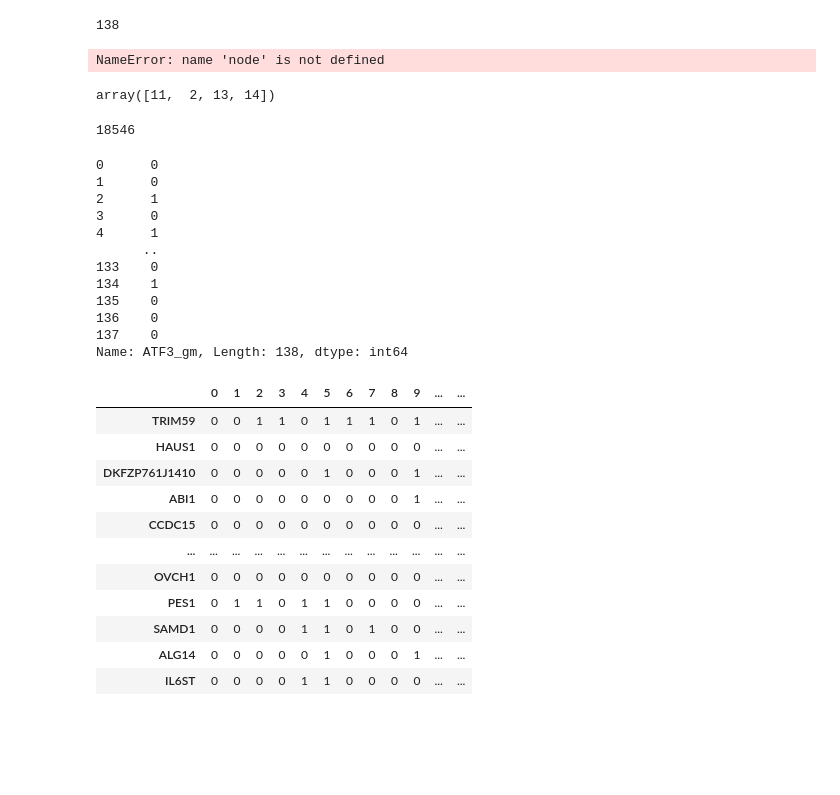
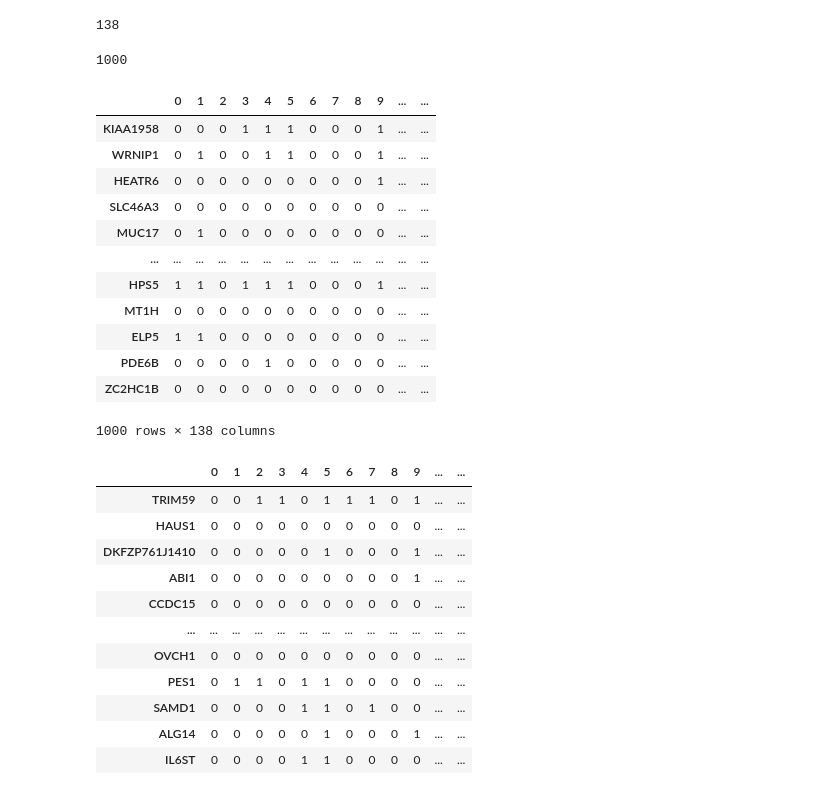
Before and after one commit to guomk/graph_embedding, a Jupyter notebook: script/prepocessing/adjacent_tfs.ipynb, the cells around one changed output. Saved outputs shown, nothing was run; the diff lists cells and outputs as text; code cells hidden in the pictures; blank space fills up the shorter version.

```diff
--- a/script/prepocessing/adjacent_tfs.ipynb
+++ b/script/prepocessing/adjacent_tfs.ipynb
@@ -62,23 +46,11 @@ common_tf.sort()
 len(common_tf)
 # %% [output]
 138
-# %%
-a = df['source'] == node
-b = df['target'].isin(common_tf)
-a & b
-# %% [output]
-NameError: name 'node' is not defined
-# %%
-a = np.array([1, 2, 3, 4])
-a[[0, 2, 3]] += 10
-a
-# %% [output]
-array([11,  2, 13, 14])
 # %%
-nodes = list(set(df['source']).union(set(df['target'])))
+nodes = list(set(df['source']).union(set(df['target'])))[:1000]
 len(nodes)
 # %% [output]
-18546
+1000
 # %%
 d = dict()
 for i, tf in enumerate(common_tf):
@@ -98,20 +70,21 @@ def node2neighbors(node, df=df):
 features = dict(zip(nodes, map(node2neighbors, nodes)))
 # %%
 feature_df = pd.DataFrame.from_dict(features, orient='index')
-feature_df.loc['ATF3_gm']
+feature_df
 # %% [output]
+|  | 0 | 1 | 2 | 3 | 4 | 5 | 6 | 7 | 8 | 9 | ... | ... |
+| KIAA1958 | 0 | 0 | 0 | 1 | 1 | 1 | 0 | 0 | 0 | 1 | ... | ... |
+| WRNIP1 | 0 | 1 | 0 | 0 | 1 | 1 | 0 | 0 | 0 | 1 | ... | ... |
+| HEATR6 | 0 | 0 | 0 | 0 | 0 | 0 | 0 | 0 | 0 | 1 | ... | ... |
+| SLC46A3 | 0 | 0 | 0 | 0 | 0 | 0 | 0 | 0 | 0 | 0 | ... | ... |
+| MUC17 | 0 | 1 | 0 | 0 | 0 | 0 | 0 | 0 | 0 | 0 | ... | ... |
+| ... | ... | ... | ... | ... | ... | ... | ... | ... | ... | ... | ... | ... |
+| HPS5 | 1 | 1 | 0 | 1 | 1 | 1 | 0 | 0 | 0 | 1 | ... | ... |
+| MT1H | 0 | 0 | 0 | 0 | 0 | 0 | 0 | 0 | 0 | 0 | ... | ... |
+| ELP5 | 1 | 1 | 0 | 0 | 0 | 0 | 0 | 0 | 0 | 0 | ... | ... |
+| PDE6B | 0 | 0 | 0 | 0 | 1 | 0 | 0 | 0 | 0 | 0 | ... | ... |
+| ZC2HC1B | 0 | 0 | 0 | 0 | 0 | 0 | 0 | 0 | 0 | 0 | ... | ... |
-0      0
-1      0
-2      1
-3      0
-4      1
-      ..
-133    0
-134    1
-135    0
-136    0
-137    0
-Name: ATF3_gm, Length: 138, dtype: int64
+1000 rows × 138 columns
 # %%
 feature_df.loc[~feature_df.index.isin(common_tf)]
 # %% [output]
```
Also changed, not shown: parts of 1 cell of this notebook, 3 other files.
